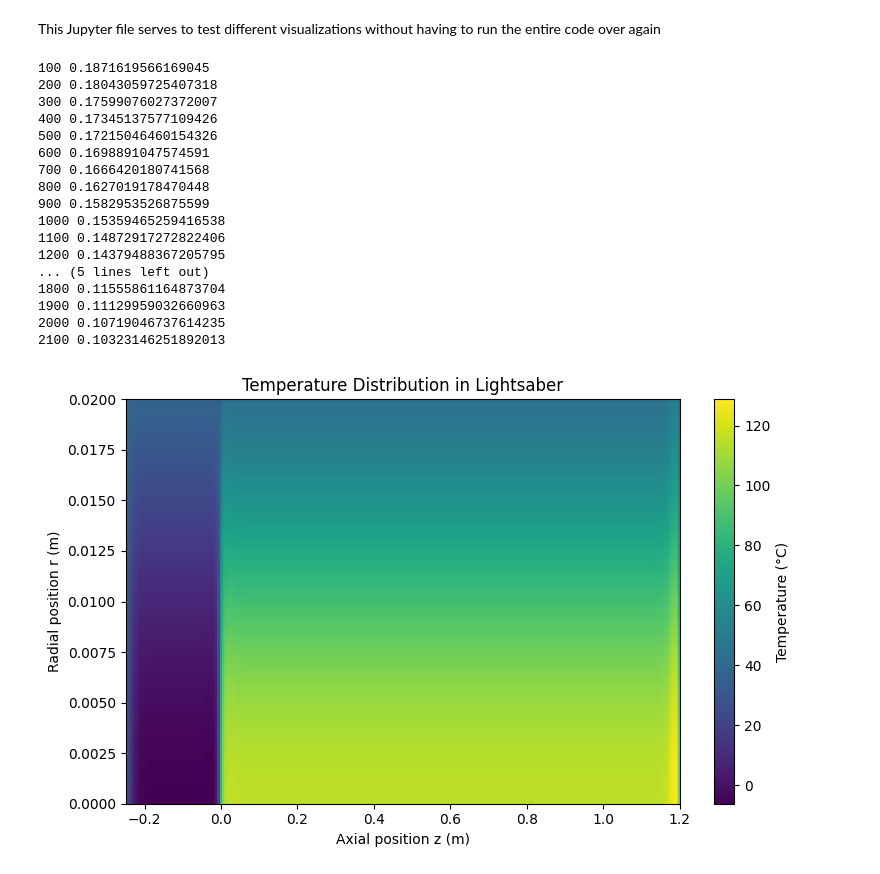
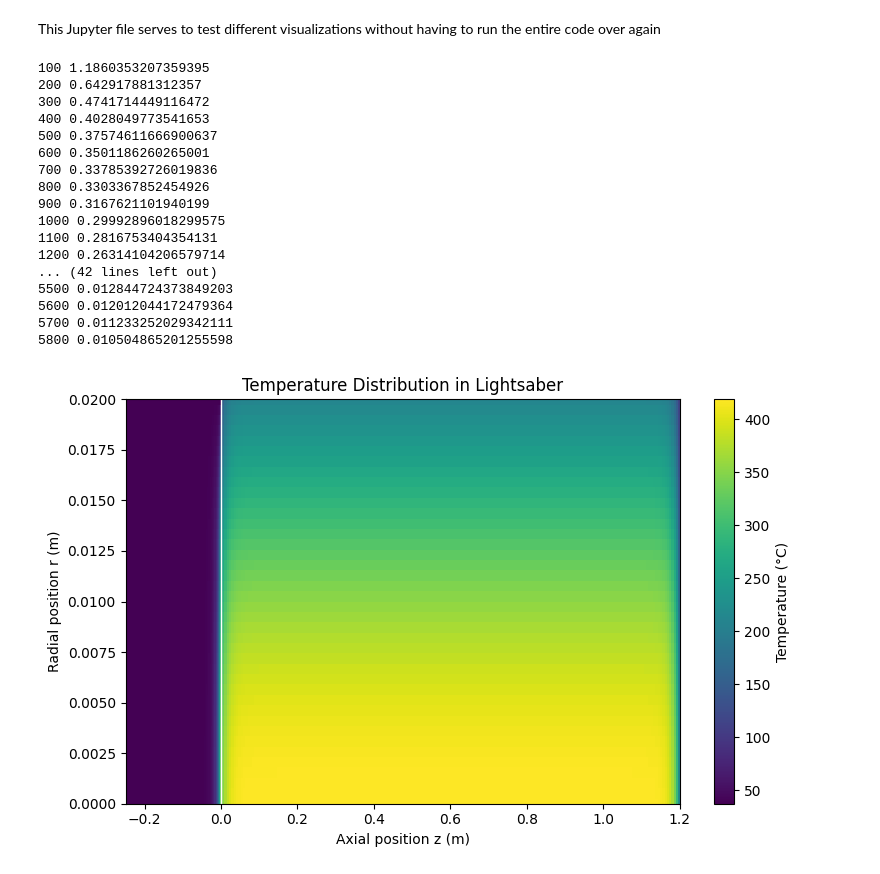
Before and after one commit to ndrichmond/EME165, a Jupyter notebook: Project.ipynb, the cells around one changed output. Drawn from its saved outputs; the diff is of its cells as text; code cells hidden in the pictures.

```diff
--- a/Project.ipynb
+++ b/Project.ipynb
@@ -27,9 +27,9 @@ alpha = 1
 # Node Variables #
 #----------------#
 
-n = 20  #number of nodes in the radial direction
+n = 40  #number of nodes in the radial direction
 m = 200 #number of nodes in the axial direction in the core
-M = 40  #number of nodes in the axial direction in the handle
+M = 80  #number of nodes in the axial direction in the handle
 
 tolerance = 0.01 #desired final tempreature variation between iterations
 # %%
@@ -71,7 +71,7 @@ def aCyl(r,h):
 #------------#
 
 iterationCounter = 0
-while deltaTcore > tolerance and iterationCounter < 10000:
+while deltaTcore > tolerance:
     #center edge nodes "corners"
     T_core[0,mInd] = (T_core_last[0,mInd-1]*(k_core*pi*(dr/2)**2/(dx_c/2)) +
                       T_core_last[1,mInd]*(2*pi*k_core*dx_c/2) +
@@ -235,23 +235,23 @@ while deltaTcore > tolerance and iterationCounter < 10000:
         print(iterationCounter,deltaTcore)
     #print(T_core)
 # %% [output]
-100 0.1871619566169045
-200 0.18043059725407318
-300 0.17599076027372007
-400 0.17345137577109426
-500 0.17215046460154326
-600 0.1698891047574591
-700 0.1666420180741568
-800 0.1627019178470448
-900 0.1582953526875599
-1000 0.15359465259416538
-1100 0.14872917272822406
-1200 0.14379488367205795
-... (5 lines left out)
-1800 0.11555861164873704
-1900 0.11129959032660963
-2000 0.10719046737614235
-2100 0.10323146251892013
+100 1.1860353207359395
+200 0.642917881312357
+300 0.4741714449116472
+400 0.4028049773541653
+500 0.37574611666900637
+600 0.3501186260265001
+700 0.33785392726019836
+800 0.3303367852454926
+900 0.3167621101940199
+1000 0.29992896018299575
+1100 0.2816753404354131
+1200 0.26314104206579714
+... (42 lines left out)
+5500 0.012844724373849203
+5600 0.012012044172479364
+5700 0.011233252029342111
+5800 0.010504865201255598
 # %%
 #---------------------#
 # Manipulate and Plot #
@@ -291,33 +291,33 @@ while i < max(len(z_core), len(z_handle), len(r)):
     if i < len(z_core):
         z_core[i] -= dx_c/2
     if i < len(z_handle):
         z_handle[i] -= dx_h/2
     if i < len(r):
         r[i] -= dr/2
     i += 1
 
 z_core = np.append(z_core, z_core[-1] + dx_c/2)
 z_handle = np.append(z_handle, z_handle[-1] + dx_h/2)
 r = np.append(r, r[-1] + dr/2)
 
 # Meshgrid for plotting
 R_core, Z_core = np.meshgrid(r, z_core, indexing='ij')
 R_handle, Z_handle = np.meshgrid(r, z_handle, indexing='ij')
 
 # Get min/max for consistent color scaling
 tmin = min(T_coreC.min(), T_handleC.min())
 tmax = max(T_coreC.max(), T_handleC.max())
 
 # Plot
-plt.figure(figsize=(8, 5))
-#plt.axvline(x=0, color='white', linestyle='-', linewidth=1.5)
+plt.figure(figsize=(16, 8))
+plt.axvline(x=0, color='white', linestyle='-', linewidth=1)
 plt.pcolormesh(Z_core, R_core, T_coreC, cmap='viridis', shading='flat', vmin=tmin, vmax=tmax)
 plt.pcolormesh(Z_handle, R_handle, T_handle_flipped, cmap='viridis', shading='flat', vmin=tmin, vmax=tmax)
 plt.colorbar(label='Temperature (°C)')
 plt.xlabel('Axial position z (m)')
 plt.ylabel('Radial position r (m)')
 plt.title('Temperature Distribution in Lightsaber')
 plt.tight_layout()
 plt.show()
 # %% [output]
-[figure, old version]
+[figure, new version]
```
Also changed, not shown: parts of 2 cells of this notebook.
